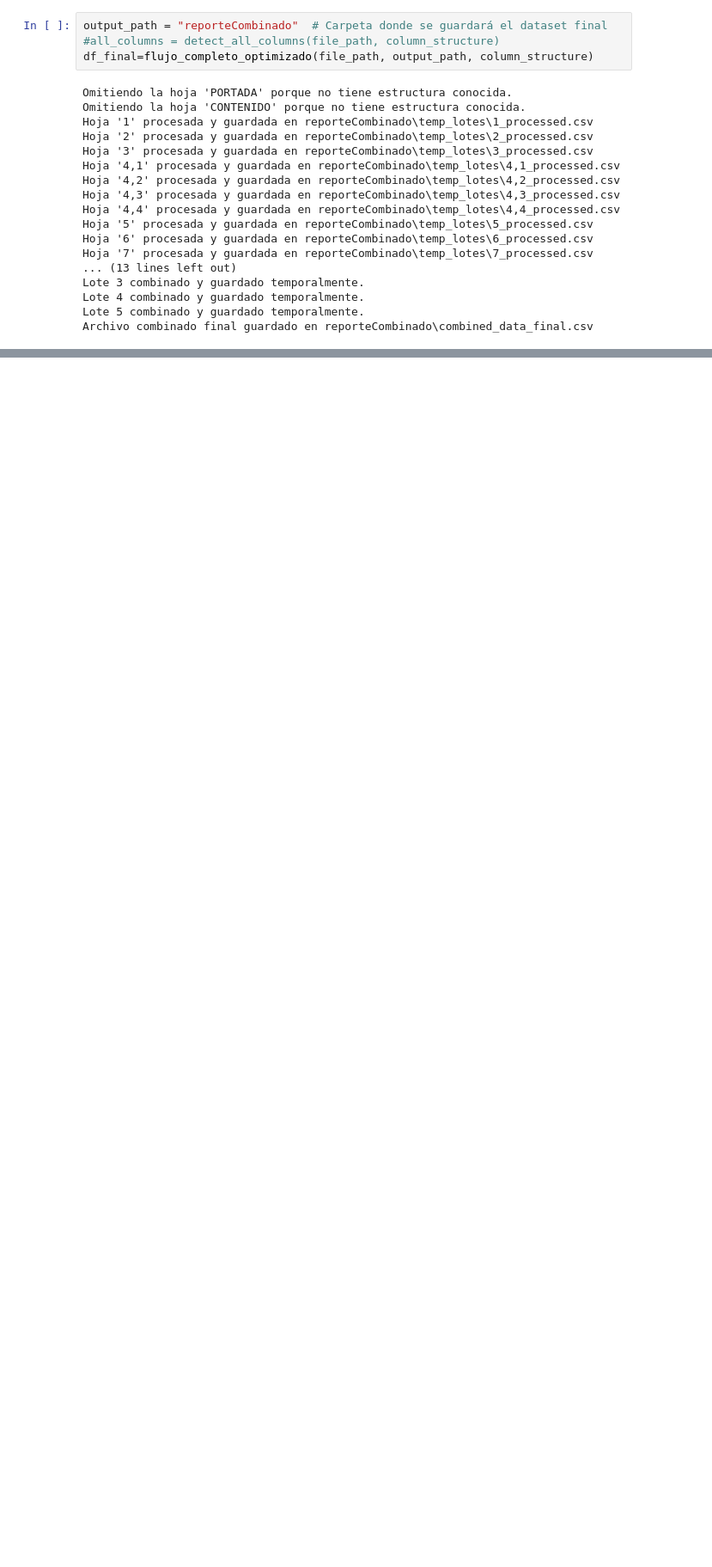
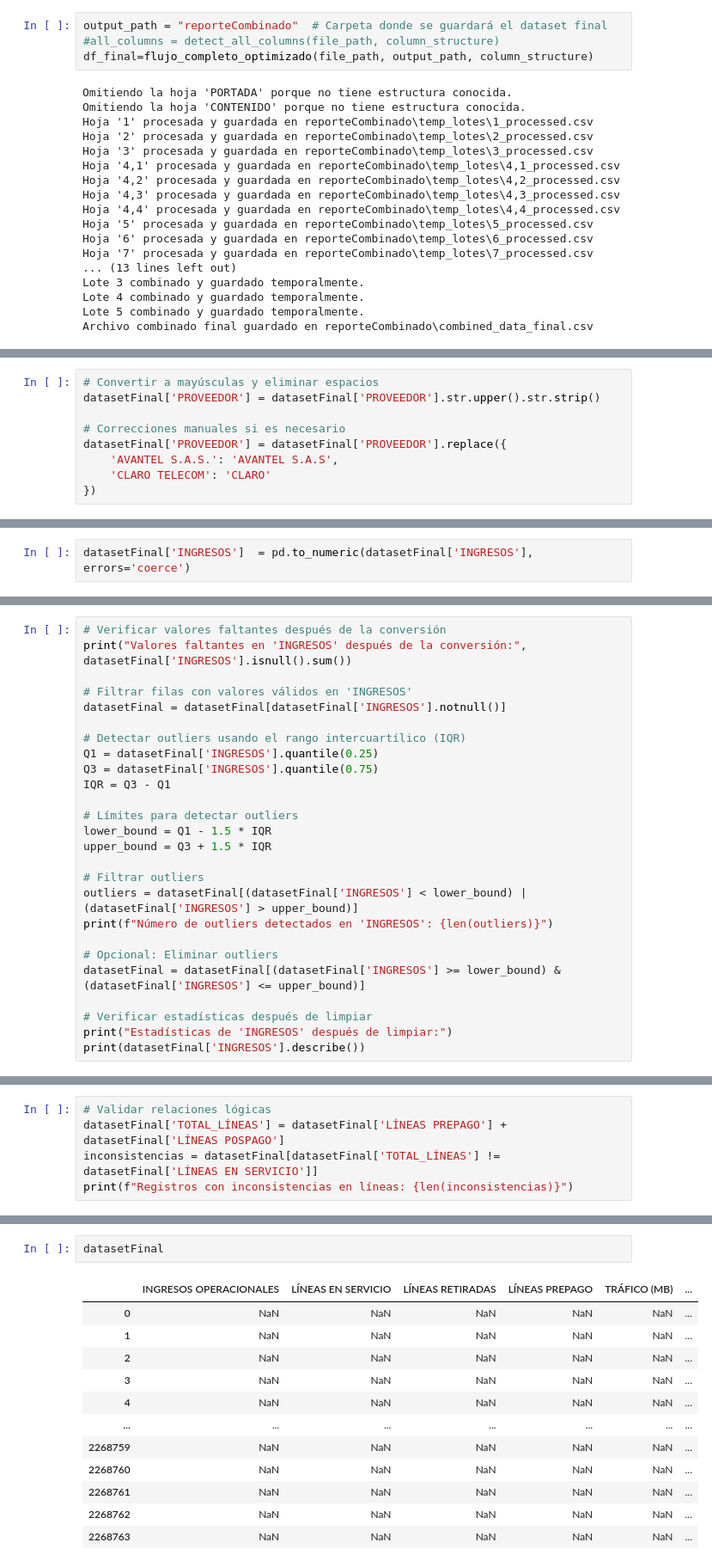
Before and after one commit to josvaldes/trabajoGradoMCD, a Jupyter notebook: Codigo/scrapingColombiaTIC.ipynb, the cells around one changed output, grey strips where cells are left out. Shown at 86% size. Drawn from its saved outputs; the diff is of its cells as text; blank space fills up the shorter version.

```diff
--- a/Codigo/scrapingColombiaTIC.ipynb
+++ b/Codigo/scrapingColombiaTIC.ipynb
@@ -918,0 +1072,9 @@ save_combined_data(combined_df, combined_data_path)
+# %%
+# Convertir a mayúsculas y eliminar espacios
+datasetFinal['PROVEEDOR'] = datasetFinal['PROVEEDOR'].str.upper().str.strip()
+
+# Correcciones manuales si es necesario
+datasetFinal['PROVEEDOR'] = datasetFinal['PROVEEDOR'].replace({
+    'AVANTEL S.A.S.': 'AVANTEL S.A.S',
+    'CLARO TELECOM': 'CLARO'
+})
@@ -918,0 +1100,2 @@ save_combined_data(combined_df, combined_data_path)
+# %%
+datasetFinal['INGRESOS']  = pd.to_numeric(datasetFinal['INGRESOS'], errors='coerce')
@@ -918,0 +1113,26 @@ save_combined_data(combined_df, combined_data_path)
+# %%
+# Verificar valores faltantes después de la conversión
+print("Valores faltantes en 'INGRESOS' después de la conversión:", datasetFinal['INGRESOS'].isnull().sum())
+
+# Filtrar filas con valores válidos en 'INGRESOS'
+datasetFinal = datasetFinal[datasetFinal['INGRESOS'].notnull()]
+
+# Detectar outliers usando el rango intercuartílico (IQR)
+Q1 = datasetFinal['INGRESOS'].quantile(0.25)
+Q3 = datasetFinal['INGRESOS'].quantile(0.75)
+IQR = Q3 - Q1
+
+# Límites para detectar outliers
+lower_bound = Q1 - 1.5 * IQR
+upper_bound = Q3 + 1.5 * IQR
+
+# Filtrar outliers
+outliers = datasetFinal[(datasetFinal['INGRESOS'] < lower_bound) | (datasetFinal['INGRESOS'] > upper_bound)]
+print(f"Número de outliers detectados en 'INGRESOS': {len(outliers)}")
+
+# Opcional: Eliminar outliers
+datasetFinal = datasetFinal[(datasetFinal['INGRESOS'] >= lower_bound) & (datasetFinal['INGRESOS'] <= upper_bound)]
+
+# Verificar estadísticas después de limpiar
+print("Estadísticas de 'INGRESOS' después de limpiar:")
+print(datasetFinal['INGRESOS'].describe())
@@ -918,0 +1155,5 @@ save_combined_data(combined_df, combined_data_path)
+# %%
+# Validar relaciones lógicas
+datasetFinal['TOTAL_LÍNEAS'] = datasetFinal['LÍNEAS PREPAGO'] + datasetFinal['LÍNEAS POSPAGO']
+inconsistencias = datasetFinal[datasetFinal['TOTAL_LÍNEAS'] != datasetFinal['LÍNEAS EN SERVICIO']]
+print(f"Registros con inconsistencias en líneas: {len(inconsistencias)}")
@@ -918,0 +1171,15 @@ save_combined_data(combined_df, combined_data_path)
+# %%
+datasetFinal
+# %% [output]
+|  | INGRESOS OPERACIONALES | LÍNEAS EN SERVICIO | LÍNEAS RETIRADAS | LÍNEAS PREPAGO | TRÁFICO (MB) | ... |
+| 0 | NaN | NaN | NaN | NaN | NaN | ... |
+| 1 | NaN | NaN | NaN | NaN | NaN | ... |
+| 2 | NaN | NaN | NaN | NaN | NaN | ... |
+| 3 | NaN | NaN | NaN | NaN | NaN | ... |
+| 4 | NaN | NaN | NaN | NaN | NaN | ... |
+| ... | ... | ... | ... | ... | ... | ... |
+| 2268759 | NaN | NaN | NaN | NaN | NaN | ... |
+| 2268760 | NaN | NaN | NaN | NaN | NaN | ... |
+| 2268761 | NaN | NaN | NaN | NaN | NaN | ... |
+| 2268762 | NaN | NaN | NaN | NaN | NaN | ... |
+| 2268763 | NaN | NaN | NaN | NaN | NaN | ... |
```
Also changed, not shown: parts of 35 cells of this notebook.
